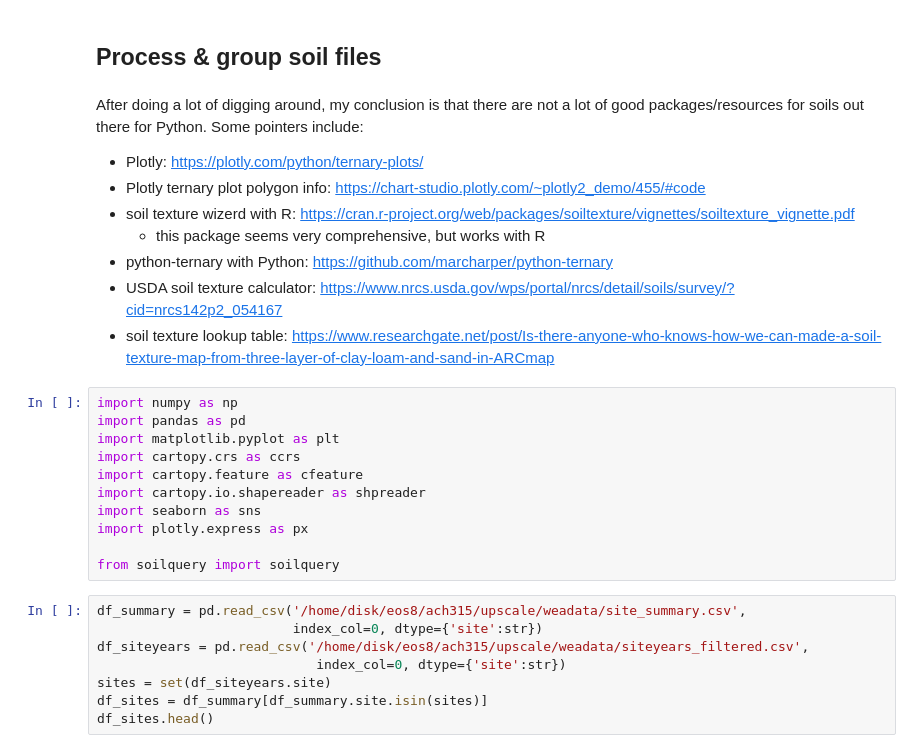
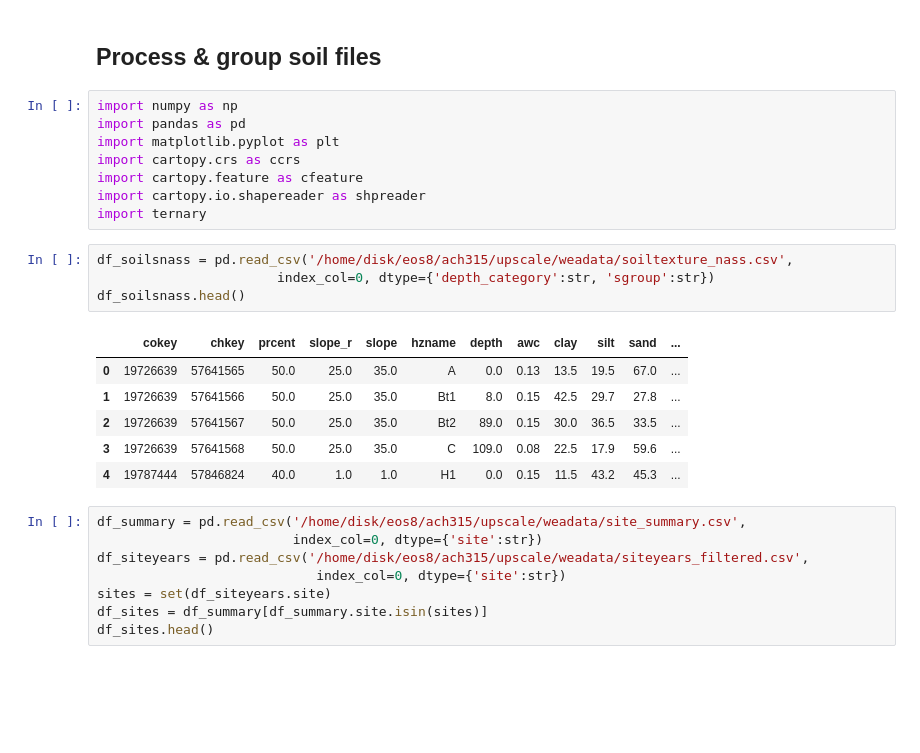
Before and after one commit to jennhsiao/upscale, a Jupyter notebook: notebooks/soils_process.ipynb, the cells around one changed output. Cells and saved outputs as stored; diff of their text form; blank space fills up the shorter version.

```diff
--- a/notebooks/soils_process.ipynb
+++ b/notebooks/soils_process.ipynb
@@ -1,14 +1,5 @@
 # %% [markdown]
 ## Process & group soil files
-# %% [markdown]
-After doing a lot of digging around, my conclusion is that there are not a lot of good packages/resources for soils out there for Python. Some pointers include:
-- Plotly: https://plotly.com/python/ternary-plots/
-- Plotly ternary plot polygon info: https://chart-studio.plotly.com/~plotly2_demo/455/#code
-- soil texture wizerd with R: https://cran.r-project.org/web/packages/soiltexture/vignettes/soiltexture_vignette.pdf
-    - this package seems very comprehensive, but works with R
-- python-ternary with Python: https://github.com/marcharper/python-ternary
-- USDA soil texture calculator: https://www.nrcs.usda.gov/wps/portal/nrcs/detail/soils/survey/?cid=nrcs142p2_054167
-- soil texture lookup table: https://www.researchgate.net/post/Is-there-anyone-who-knows-how-we-can-made-a-soil-texture-map-from-three-layer-of-clay-loam-and-sand-in-ARCmap
 # %%
 import numpy as np
 import pandas as pd
@@ -16,10 +7,18 @@ import matplotlib.pyplot as plt
 import cartopy.crs as ccrs
 import cartopy.feature as cfeature
 import cartopy.io.shapereader as shpreader
-import seaborn as sns
-import plotly.express as px
-
-from soilquery import soilquery
+import ternary
+# %%
+df_soilsnass = pd.read_csv('/home/disk/eos8/ach315/upscale/weadata/soiltexture_nass.csv',
+                       index_col=0, dtype={'depth_category':str, 'sgroup':str})
+df_soilsnass.head()
+# %% [output]
+|  | cokey | chkey | prcent | slope_r | slope | hzname | depth | awc | clay | silt | sand | ... |
+| 0 | 19726639 | 57641565 | 50.0 | 25.0 | 35.0 | A | 0.0 | 0.13 | 13.5 | 19.5 | 67.0 | ... |
+| 1 | 19726639 | 57641566 | 50.0 | 25.0 | 35.0 | Bt1 | 8.0 | 0.15 | 42.5 | 29.7 | 27.8 | ... |
+| 2 | 19726639 | 57641567 | 50.0 | 25.0 | 35.0 | Bt2 | 89.0 | 0.15 | 30.0 | 36.5 | 33.5 | ... |
+| 3 | 19726639 | 57641568 | 50.0 | 25.0 | 35.0 | C | 109.0 | 0.08 | 22.5 | 17.9 | 59.6 | ... |
+| 4 | 19787444 | 57846824 | 40.0 | 1.0 | 1.0 | H1 | 0.0 | 0.15 | 11.5 | 43.2 | 45.3 | ... |
 # %%
 df_summary = pd.read_csv('/home/disk/eos8/ach315/upscale/weadata/site_summary.csv',
                          index_col=0, dtype={'site':str})
```
Also changed, not shown: parts of 8 cells of this notebook, 2 other files.
